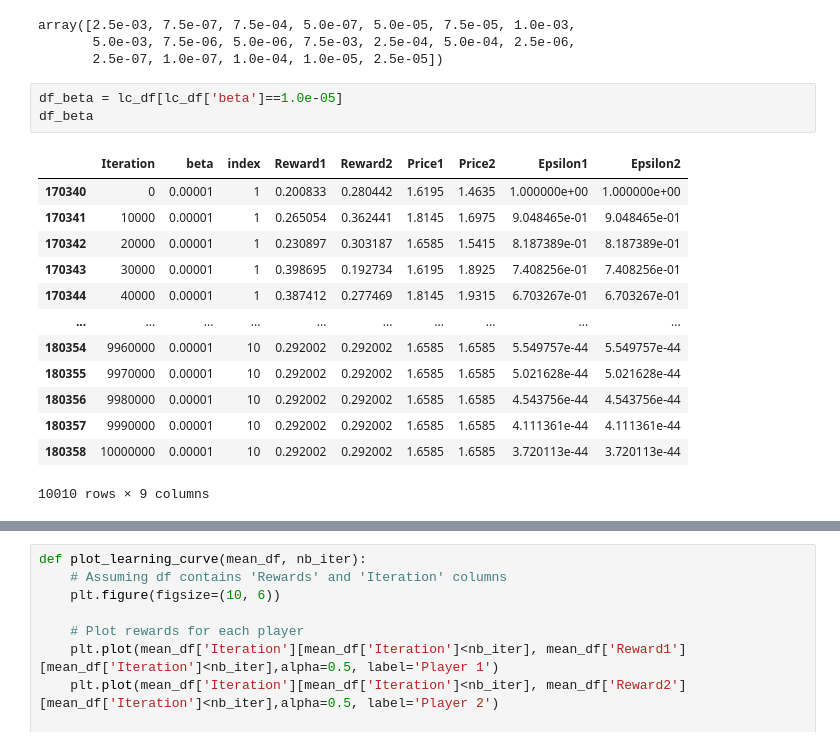
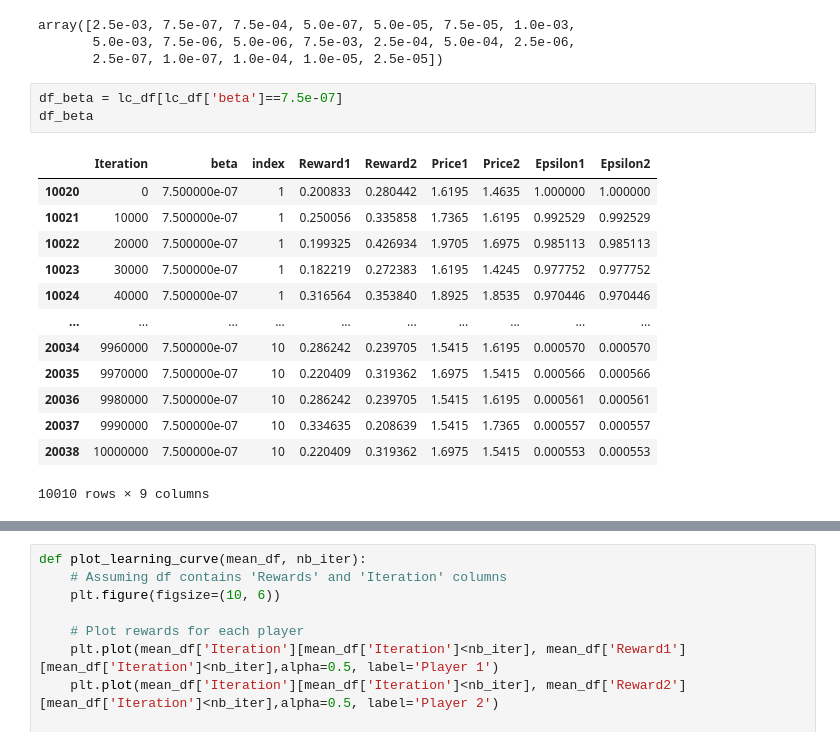
Before and after one commit to Suzie14/RLandPricing, a Jupyter notebook: notebooks/main.ipynb, the cells around one changed output, grey strips where cells are left out. Saved outputs shown, nothing was run; the diff lists cells and outputs as text.

```diff
--- a/notebooks/main.ipynb
+++ b/notebooks/main.ipynb
@@ -63,21 +63,21 @@ array([2.5e-03, 7.5e-07, 7.5e-04, 5.0e-07, 5.0e-05, 7.5e-05, 1.0e-03,
        5.0e-03, 7.5e-06, 5.0e-06, 7.5e-03, 2.5e-04, 5.0e-04, 2.5e-06,
        2.5e-07, 1.0e-07, 1.0e-04, 1.0e-05, 2.5e-05])
 # %%
-df_beta = lc_df[lc_df['beta']==1.0e-05]
+df_beta = lc_df[lc_df['beta']==7.5e-07]
 df_beta
 # %% [output]
 |  | Iteration | beta | index | Reward1 | Reward2 | Price1 | Price2 | Epsilon1 | Epsilon2 |
-| 170340 | 0 | 0.00001 | 1 | 0.200833 | 0.280442 | 1.6195 | 1.4635 | 1.000000e+00 | 1.000000e+00 |
-| 170341 | 10000 | 0.00001 | 1 | 0.265054 | 0.362441 | 1.8145 | 1.6975 | 9.048465e-01 | 9.048465e-01 |
-| 170342 | 20000 | 0.00001 | 1 | 0.230897 | 0.303187 | 1.6585 | 1.5415 | 8.187389e-01 | 8.187389e-01 |
-| 170343 | 30000 | 0.00001 | 1 | 0.398695 | 0.192734 | 1.6195 | 1.8925 | 7.408256e-01 | 7.408256e-01 |
-| 170344 | 40000 | 0.00001 | 1 | 0.387412 | 0.277469 | 1.8145 | 1.9315 | 6.703267e-01 | 6.703267e-01 |
+| 10020 | 0 | 7.500000e-07 | 1 | 0.200833 | 0.280442 | 1.6195 | 1.4635 | 1.000000 | 1.000000 |
+| 10021 | 10000 | 7.500000e-07 | 1 | 0.250056 | 0.335858 | 1.7365 | 1.6195 | 0.992529 | 0.992529 |
+| 10022 | 20000 | 7.500000e-07 | 1 | 0.199325 | 0.426934 | 1.9705 | 1.6975 | 0.985113 | 0.985113 |
+| 10023 | 30000 | 7.500000e-07 | 1 | 0.182219 | 0.272383 | 1.6195 | 1.4245 | 0.977752 | 0.977752 |
+| 10024 | 40000 | 7.500000e-07 | 1 | 0.316564 | 0.353840 | 1.8925 | 1.8535 | 0.970446 | 0.970446 |
 | ... | ... | ... | ... | ... | ... | ... | ... | ... | ... |
-| 180354 | 9960000 | 0.00001 | 10 | 0.292002 | 0.292002 | 1.6585 | 1.6585 | 5.549757e-44 | 5.549757e-44 |
-| 180355 | 9970000 | 0.00001 | 10 | 0.292002 | 0.292002 | 1.6585 | 1.6585 | 5.021628e-44 | 5.021628e-44 |
-| 180356 | 9980000 | 0.00001 | 10 | 0.292002 | 0.292002 | 1.6585 | 1.6585 | 4.543756e-44 | 4.543756e-44 |
-| 180357 | 9990000 | 0.00001 | 10 | 0.292002 | 0.292002 | 1.6585 | 1.6585 | 4.111361e-44 | 4.111361e-44 |
-| 180358 | 10000000 | 0.00001 | 10 | 0.292002 | 0.292002 | 1.6585 | 1.6585 | 3.720113e-44 | 3.720113e-44 |
+| 20034 | 9960000 | 7.500000e-07 | 10 | 0.286242 | 0.239705 | 1.5415 | 1.6195 | 0.000570 | 0.000570 |
+| 20035 | 9970000 | 7.500000e-07 | 10 | 0.220409 | 0.319362 | 1.6975 | 1.5415 | 0.000566 | 0.000566 |
+| 20036 | 9980000 | 7.500000e-07 | 10 | 0.286242 | 0.239705 | 1.5415 | 1.6195 | 0.000561 | 0.000561 |
+| 20037 | 9990000 | 7.500000e-07 | 10 | 0.334635 | 0.208639 | 1.5415 | 1.7365 | 0.000557 | 0.000557 |
+| 20038 | 10000000 | 7.500000e-07 | 10 | 0.220409 | 0.319362 | 1.6975 | 1.5415 | 0.000553 | 0.000553 |
 10010 rows × 9 columns
 # %%
 mean_df = df_beta.groupby('Iteration')[['Reward1', 'Reward2', 'Price1', 'Price2', 'Epsilon1', 'Epsilon2', 'beta']].mean().reset_index()
```
Also changed, not shown: parts of 2 cells of this notebook.
